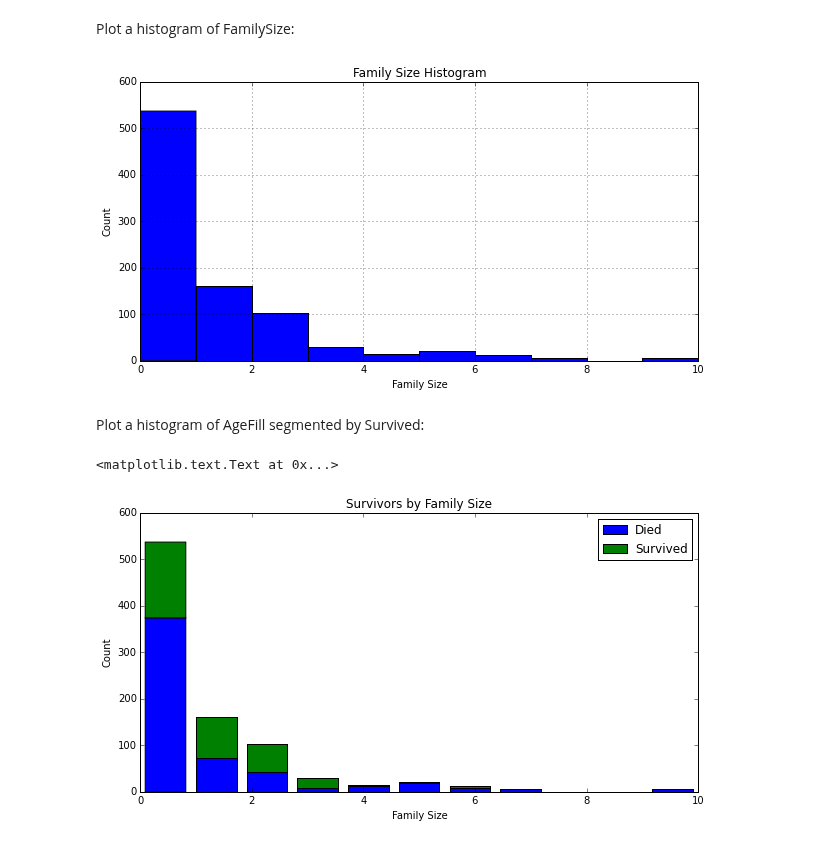
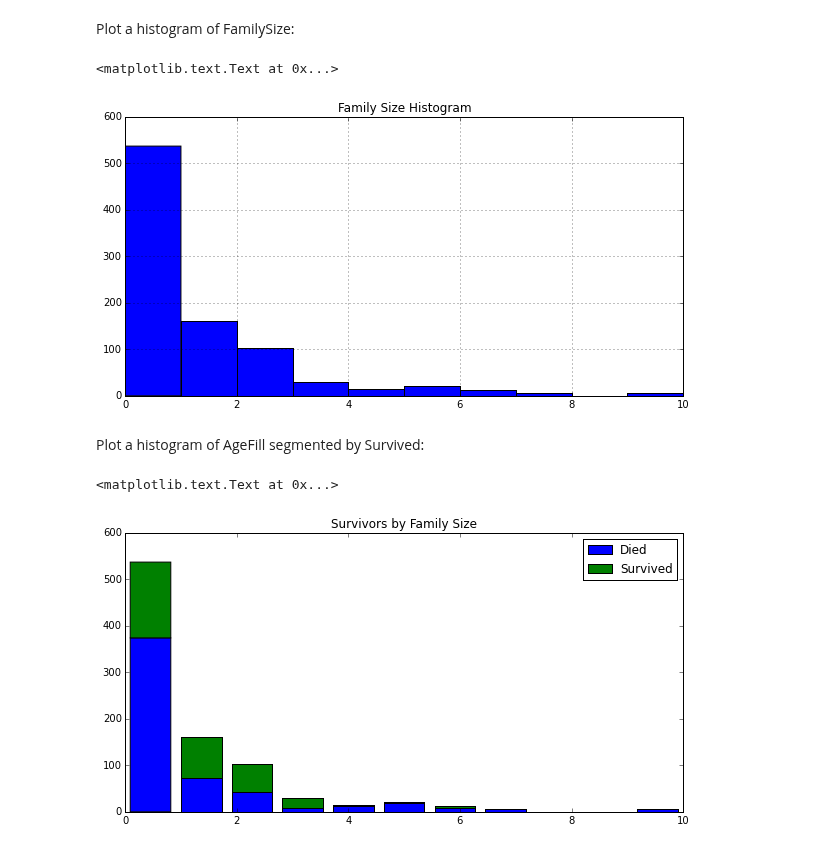
Before and after one commit to donnemartin/data-science-ipython-notebooks, a Jupyter notebook: kaggle/titanic.ipynb, the cells around one changed output. Cells and saved outputs as stored; diff of their text form; code cells hidden in the pictures.

```diff
--- a/kaggle/titanic.ipynb
+++ b/kaggle/titanic.ipynb
@@ -341,17 +344,17 @@ df[df['Embarked'].isnull()]
 Prepare to map Embarked from a string to a number representation:
 # %%
 # Get the unique values of Embarked
-embarked_locations = sort(df['Embarked'].unique())
+embarked_locs = sort(df['Embarked'].unique())
 
-embarked_locations_mapping = dict(zip(embarked_locations,
-                                      range(0, len(embarked_locations) + 1)))
-embarked_locations_mapping
+embarked_locs_mapping = dict(zip(embarked_locs,
+                                 range(0, len(embarked_locs) + 1)))
+embarked_locs_mapping
 # %% [output]
 {nan: 0, 'C': 1, 'Q': 2, 'S': 3}
 # %% [markdown]
 Transform Embarked from a string to a number representation to prepare it for machine learning algorithms:
 # %%
-df['Embarked_Val'] = df['Embarked'].map(embarked_locations_mapping).astype(int)
+df['Embarked_Val'] = df['Embarked'].map(embarked_locs_mapping).astype(int)
 df.head()
 # %% [output]
 |  | PassengerId | Survived | Pclass | Name | Sex | Age | SibSp | Parch | Ticket | Fare | ... |
@@ -373,7 +376,11 @@ plt.show()
 # %% [markdown]
 Since the vast majority of passengers embarked in 'S': 3, we assign the two missing values in Embarked to 'S':
 # %%
-df.replace({'Embarked_Val' : { embarked_locations_mapping[nan] : embarked_locations_mapping['S'] }}, inplace=True)
+df.replace({'Embarked_Val' :
+               { embarked_locs_mapping[nan] : embarked_locs_mapping['S']
+               }
+           },
+           inplace=True)
 # %% [markdown]
 Verify we do not have any more NaNs for Embarked_Val:
 # %%
@@ -571,26 +584,24 @@ Plot a histogram of FamilySize:
 # %%
 df['FamilySize'].hist()
 plt.title('Family Size Histogram')
-plt.xlabel('Family Size')
-plt.ylabel('Count')
-plt.show()
 # %% [output]
+<matplotlib.text.Text at 0x...>
-[figure, old version]
+[figure, new version]
 # %% [markdown]
 Plot a histogram of AgeFill segmented by Survived:
 # %%
 # Get the unique values of Embarked and its maximum
 family_sizes = sort(df['FamilySize'].unique())
 family_size_max = max(family_sizes)
 
 df1 = df[df['Survived'] == 0]['FamilySize']
 df2 = df[df['Survived'] == 1]['FamilySize']
-plt.hist([df1, df2], bins=family_size_max + 1,
-         range=(0, family_size_max), stacked=True)
+plt.hist([df1, df2],
+         bins=family_size_max + 1,
+         range=(0, family_size_max),
+         stacked=True)
 plt.legend(('Died', 'Survived'), loc='best')
 plt.title('Survivors by Family Size')
-plt.xlabel('Family Size')
-plt.ylabel('Count')
 # %% [output]
 <matplotlib.text.Text at 0x...>
-[figure, old version]
+[figure, new version]
```
Also changed, not shown: parts of 13 cells of this notebook.
